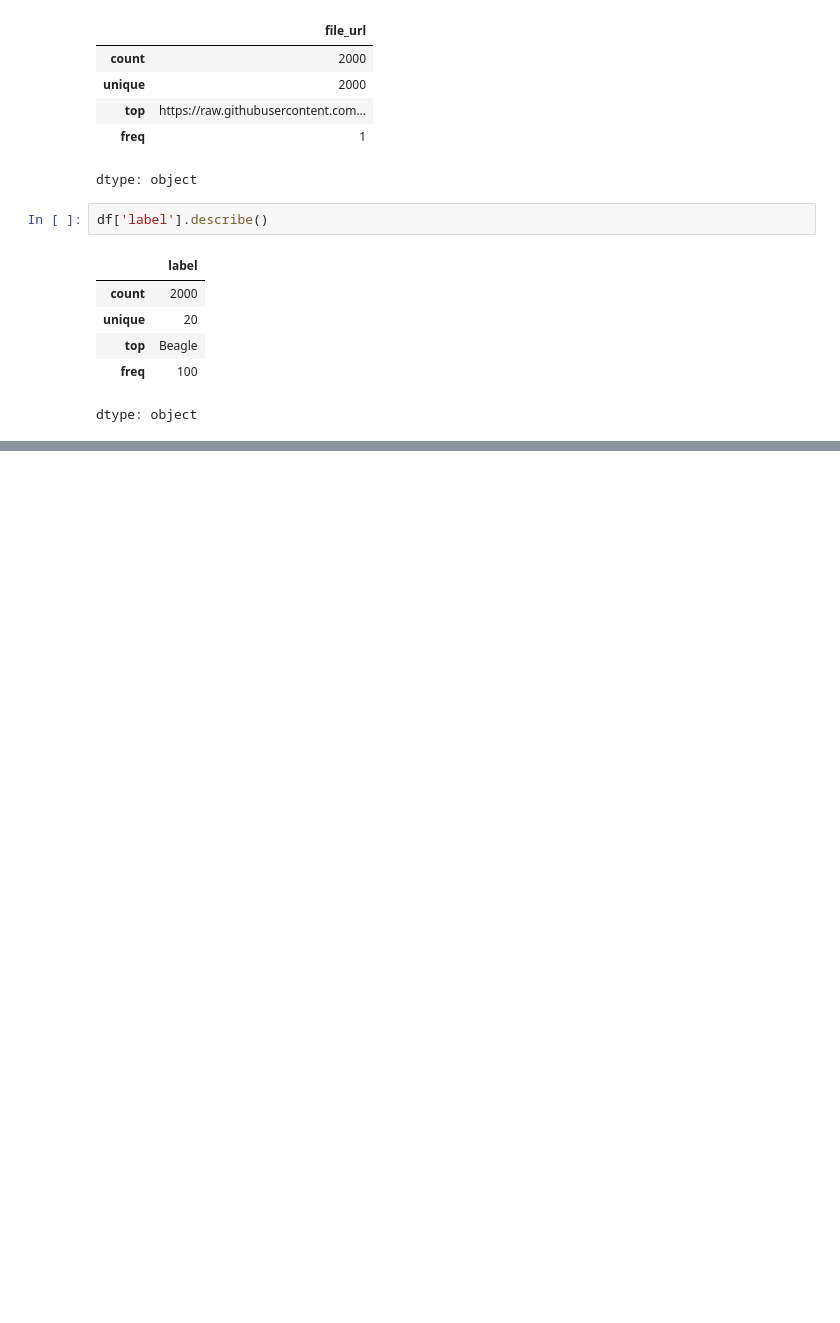
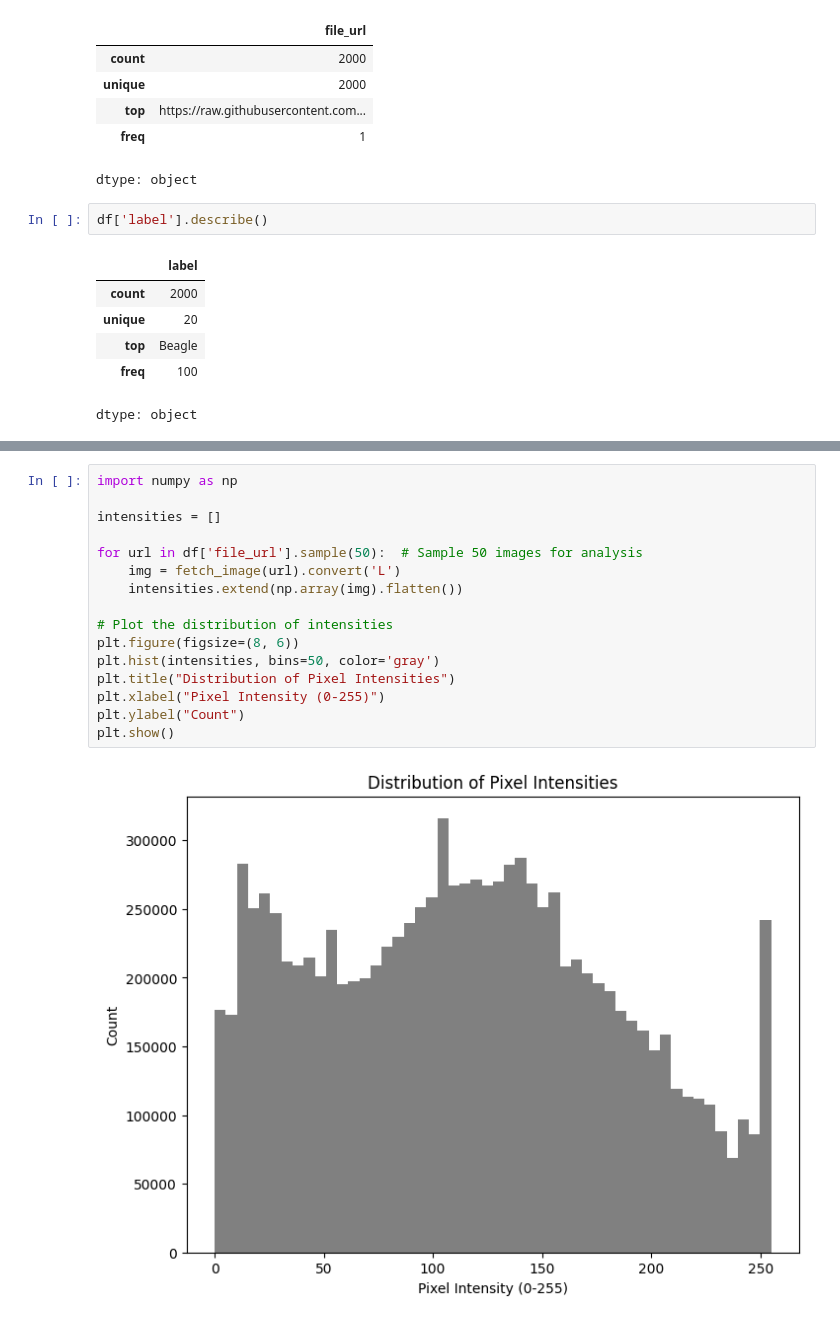
Before and after one commit to Sabrina-Hendricks/DS4002-Group13-Project3, a Jupyter notebook: Scripts/DataAppendix.ipynb, the cells around one changed output, grey strips where cells are left out. Saved outputs shown, nothing was run; the diff lists cells and outputs as text; blank space fills up the shorter version.

```diff
--- a/Scripts/DataAppendix.ipynb
+++ b/Scripts/DataAppendix.ipynb
@@ -59,0 +127,18 @@ dtype: object
+# %%
+import numpy as np
+
+intensities = []
+
+for url in df['file_url'].sample(50):  # Sample 50 images for analysis
+    img = fetch_image(url).convert('L')
+    intensities.extend(np.array(img).flatten())
+
+# Plot the distribution of intensities
+plt.figure(figsize=(8, 6))
+plt.hist(intensities, bins=50, color='gray')
+plt.title("Distribution of Pixel Intensities")
+plt.xlabel("Pixel Intensity (0-255)")
+plt.ylabel("Count")
+plt.show()
+# %% [output]
+[figure, added]
```
Also changed, not shown: parts of 3 cells of this notebook.
